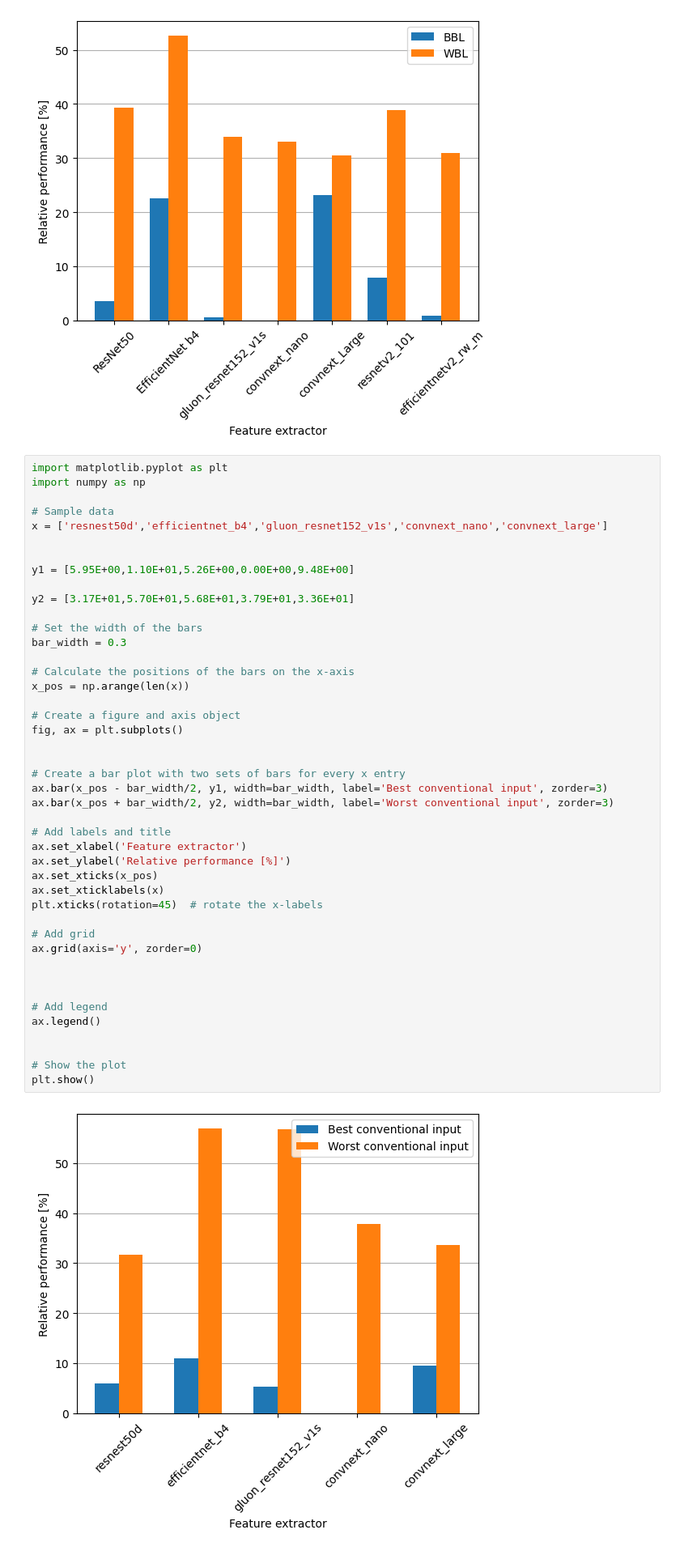
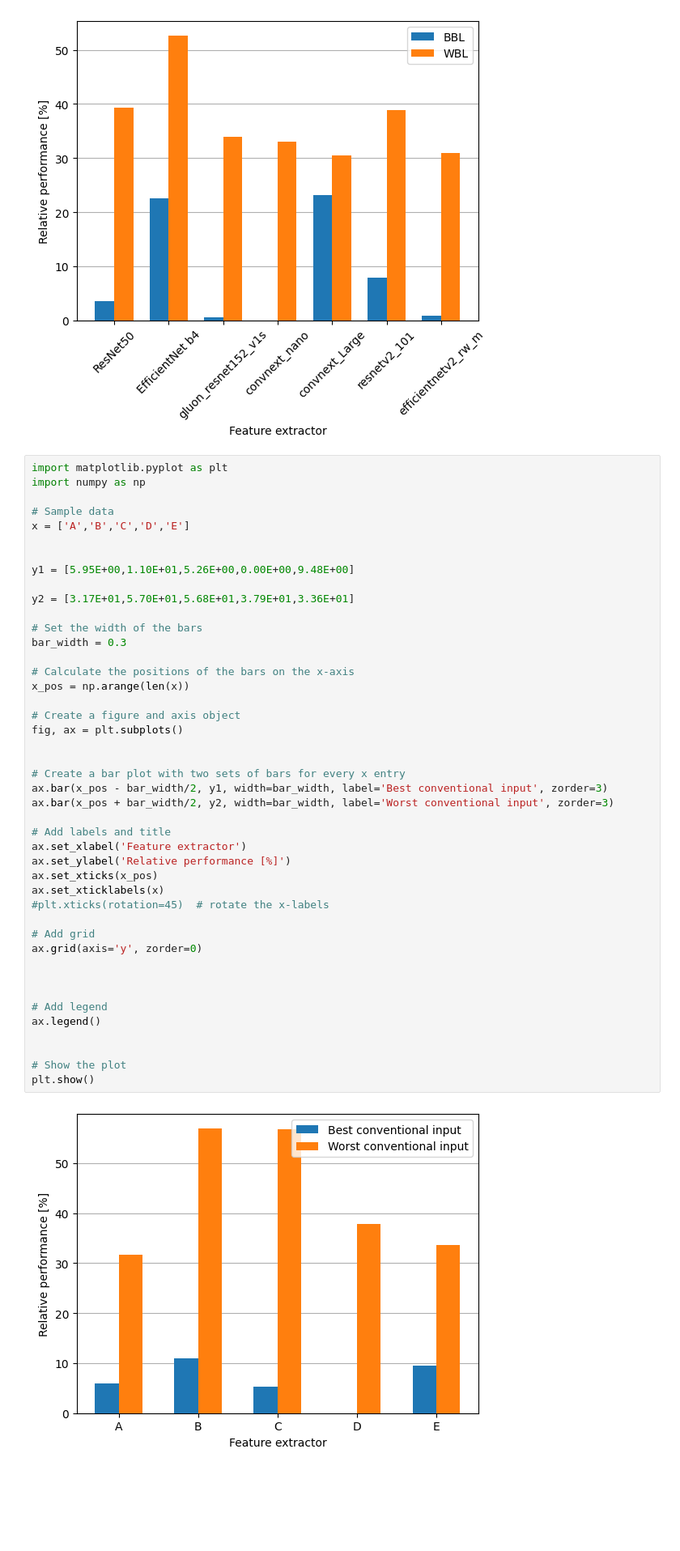
Before and after one commit to svenbbsp/BEP_sbierenbroodspot_1334859, a Jupyter notebook: Technical_research/plotting.ipynb, the cells around one changed output. Shown at 81% size. Saved outputs shown, nothing was run; the diff lists cells and outputs as text; blank space fills up the shorter version.

```diff
--- a/Technical_research/plotting.ipynb
+++ b/Technical_research/plotting.ipynb
@@ -226,7 +226,7 @@ import matplotlib.pyplot as plt
 import numpy as np
 
 # Sample data
-x = ['resnest50d','efficientnet_b4','gluon_resnet152_v1s','convnext_nano','convnext_large']
+x = ['A','B','C','D','E']
 
 
 y1 = [5.95E+00,1.10E+01,5.26E+00,0.00E+00,9.48E+00]
@@ -238,35 +238,35 @@ bar_width = 0.3
 
 # Calculate the positions of the bars on the x-axis
 x_pos = np.arange(len(x))
 
 # Create a figure and axis object
 fig, ax = plt.subplots()
 
 
 # Create a bar plot with two sets of bars for every x entry
 ax.bar(x_pos - bar_width/2, y1, width=bar_width, label='Best conventional input', zorder=3)
 ax.bar(x_pos + bar_width/2, y2, width=bar_width, label='Worst conventional input', zorder=3)
 
 # Add labels and title
 ax.set_xlabel('Feature extractor')
 ax.set_ylabel('Relative performance [%]')
 ax.set_xticks(x_pos)
 ax.set_xticklabels(x)
-plt.xticks(rotation=45)  # rotate the x-labels
+#plt.xticks(rotation=45)  # rotate the x-labels
 
 # Add grid
 ax.grid(axis='y', zorder=0)
 
 
 
 # Add legend
 ax.legend()
 
 
 # Show the plot
 plt.show()
 # %% [output]
-[figure, old version]
+[figure, new version]
 # %%
 import matplotlib.pyplot as plt
 import numpy as np
```
Also changed, not shown: 15 other files.
